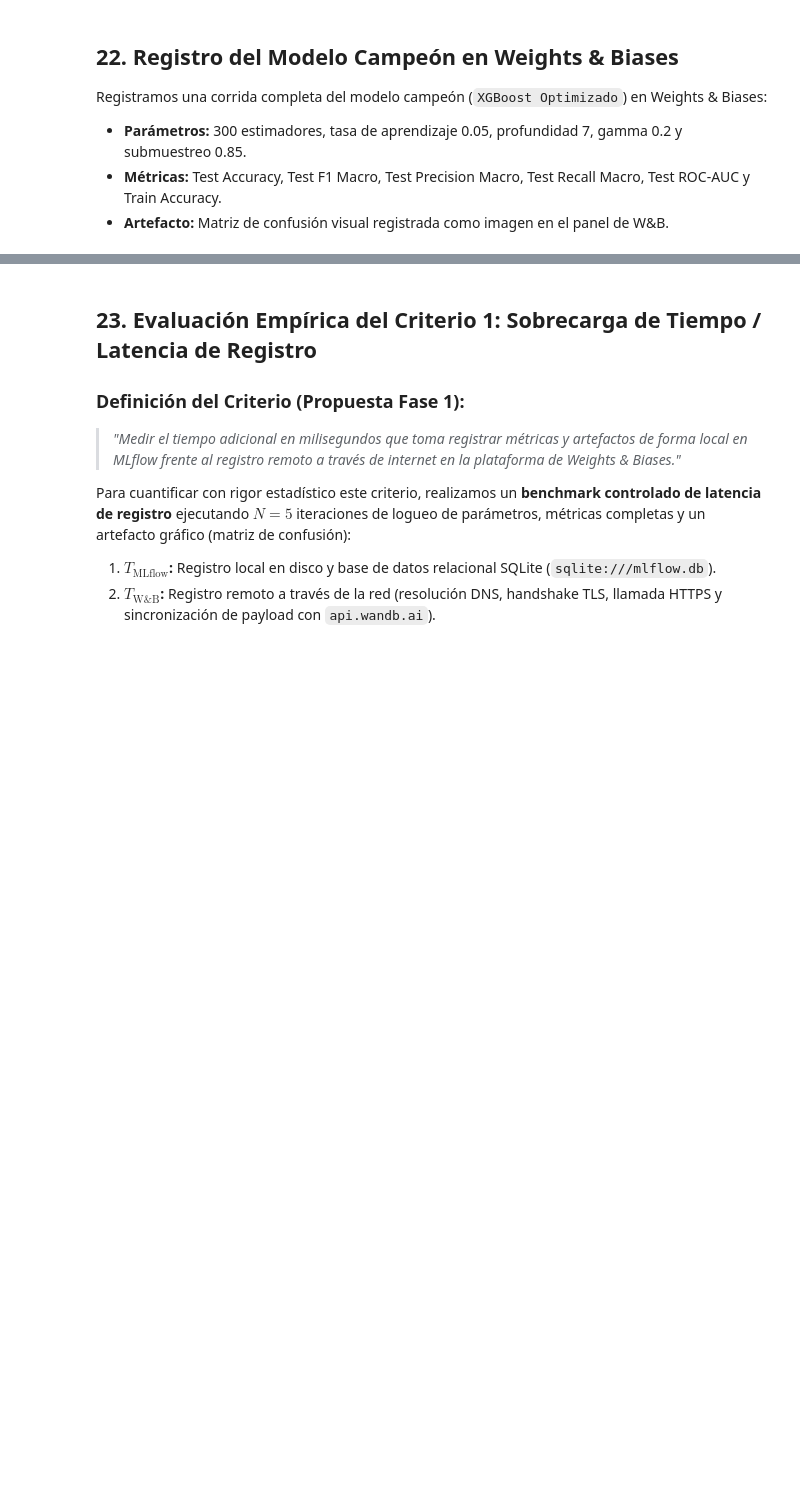
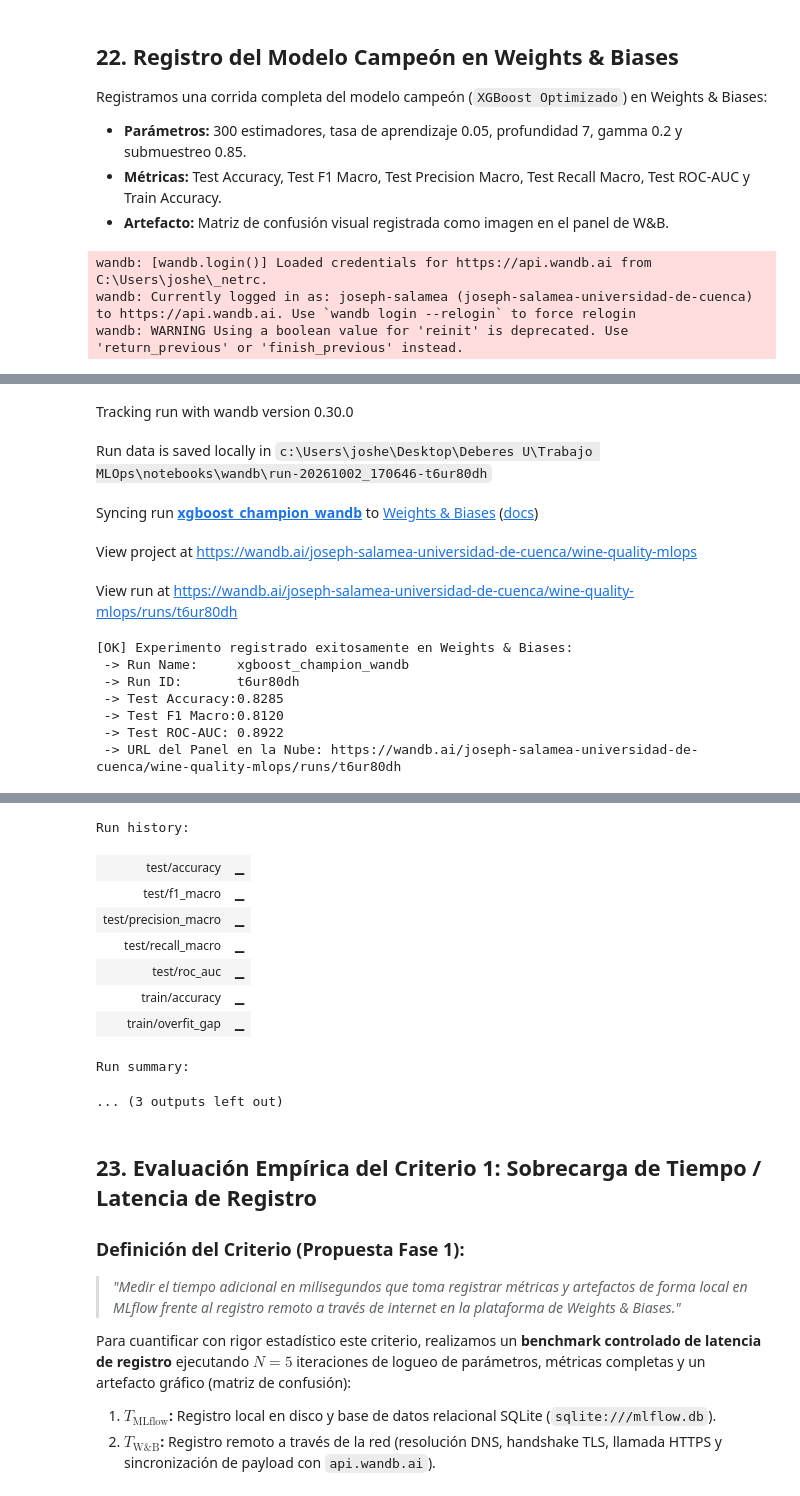
Before and after one commit to JosephSks/mlops-winequality-mlflow, a Jupyter notebook: notebooks/pipeline_winequality_mlflow.ipynb, the cells around one changed output, grey strips where cells are left out. Saved outputs shown, nothing was run; the diff lists cells and outputs as text; code cells hidden in the pictures; blank space fills up the shorter version.

```diff
--- a/notebooks/pipeline_winequality_mlflow.ipynb
+++ b/notebooks/pipeline_winequality_mlflow.ipynb
@@ -977,7 +1184,7 @@ champion_params = {
 wandb_run = wandb.init(
     project=WANDB_PROJECT,
     name="xgboost_champion_wandb",
-    tags=["champion", "comparative_study", "joseph_salamea"],
+    tags=["champion", "comparative_study", "wandb_tracking"],
     notes="Corrida comparativa del modelo campeon XGBoost registrado en Weights & Biases para contraste con MLflow.",
     config=champion_params,
     reinit=True
@@ -1037,3 +1244,7 @@ if hasattr(wandb_run, 'url') and wandb_run.url:
 
 # Finalizar la sesión activa de W&B
 wandb.finish()
+# %% [output]
+wandb: [wandb.login()] Loaded credentials for https://api.wandb.ai from C:\Users\joshe\_netrc.
+wandb: Currently logged in as: joseph-salamea (joseph-salamea-universidad-de-cuenca) to https://api.wandb.ai. Use `wandb login --relogin` to force relogin
+wandb: WARNING Using a boolean value for 'reinit' is deprecated. Use 'return_previous' or 'finish_previous' instead.
@@ -1039,0 +1252,12 @@ wandb.finish()
+Tracking run with wandb version 0.30.0
+Run data is saved locally in c:\Users\joshe\Desktop\Deberes U\Trabajo MLOps\notebooks\wandb\run-20261002_170646-t6ur80dh
+Syncing run xgboost_champion_wandb to Weights & Biases (docs)
+View project at https://wandb.ai/joseph-salamea-universidad-de-cuenca/wine-quality-mlops
+View run at https://wandb.ai/joseph-salamea-universidad-de-cuenca/wine-quality-mlops/runs/t6ur80dh
+[OK] Experimento registrado exitosamente en Weights & Biases:
+ -> Run Name:     xgboost_champion_wandb
+ -> Run ID:       t6ur80dh
+ -> Test Accuracy:0.8285
+ -> Test F1 Macro:0.8120
+ -> Test ROC-AUC: 0.8922
+ -> URL del Panel en la Nube: https://wandb.ai/joseph-salamea-universidad-de-cuenca/wine-quality-mlops/runs/t6ur80dh
@@ -1040,3 +1265,13 @@ wandb.finish()
+Run history:
+| test/accuracy | ▁ |
+| test/f1_macro | ▁ |
+| test/precision_macro | ▁ |
+| test/recall_macro | ▁ |
+| test/roc_auc | ▁ |
+| train/accuracy | ▁ |
+| train/overfit_gap | ▁ |
+Run summary:
+... (3 outputs left out)
 # %% [markdown]
 ## 23. Evaluación Empírica del Criterio 1: Sobrecarga de Tiempo / Latencia de Registro
 
```
Also changed, not shown: parts of 27 cells of this notebook.
